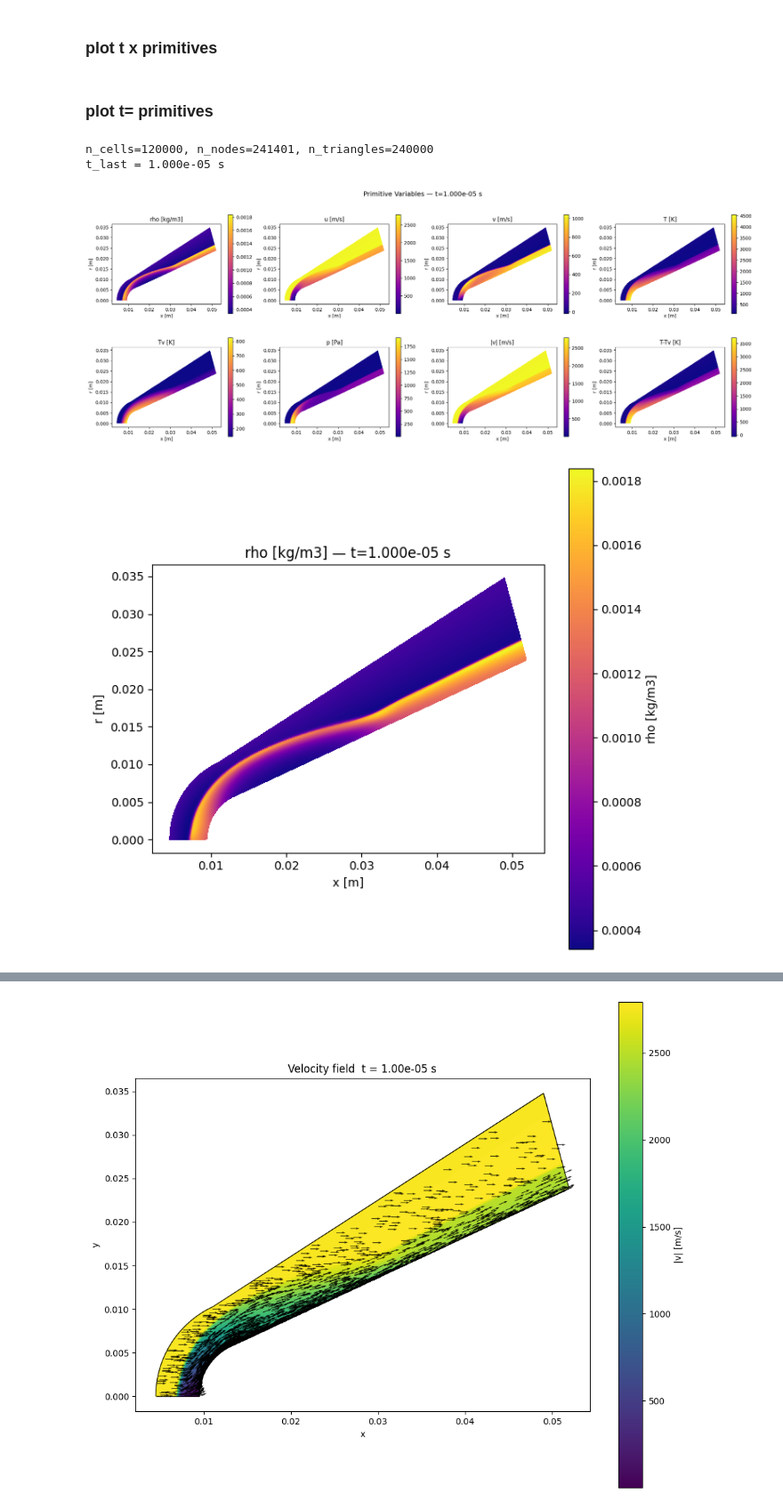
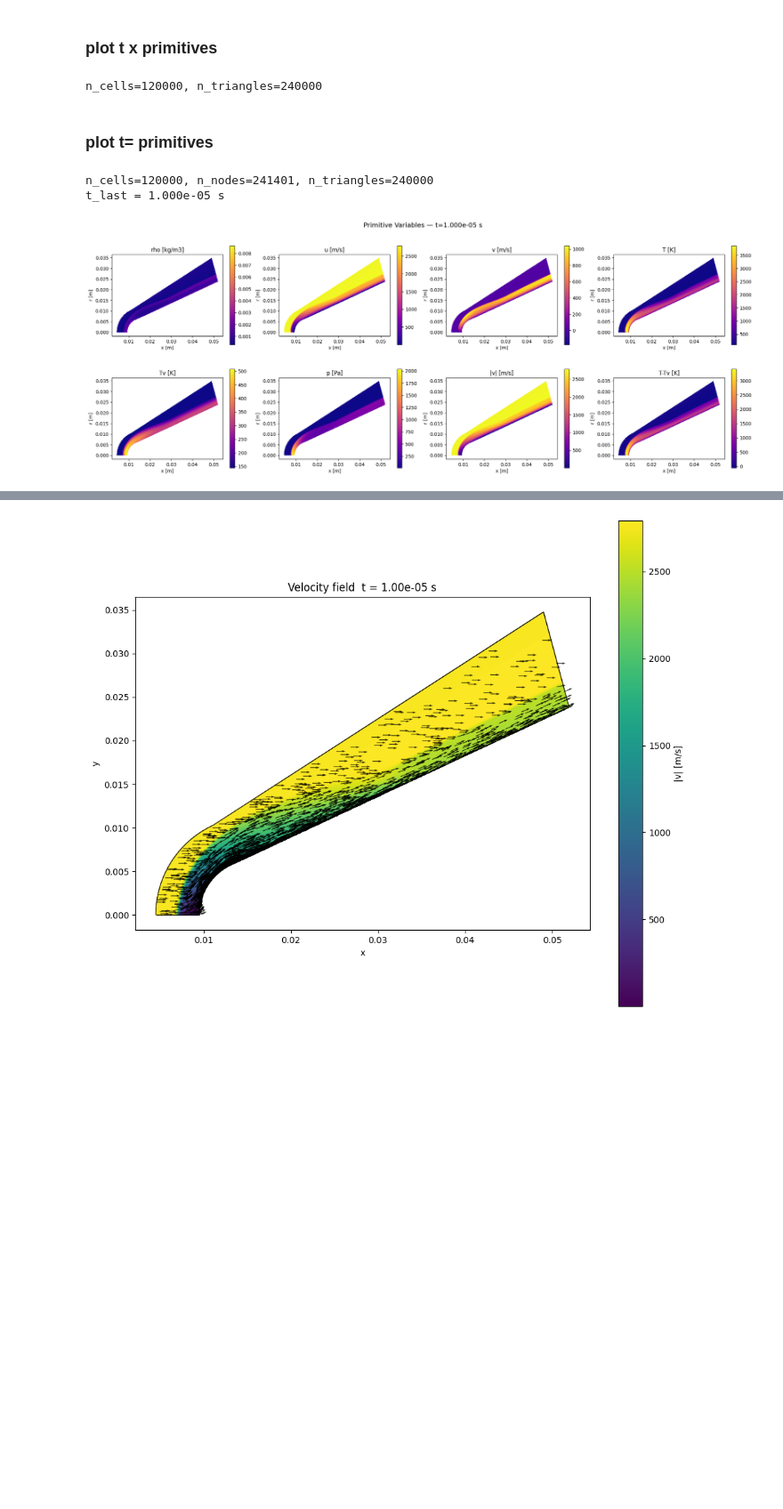
Before and after one commit to henrihoechter/jaxfluids_internship, a Jupyter notebook: experiments/blunt_cone_2d/plot_reentry_vehicle.ipynb, the cells around one changed output, grey strips where cells are left out. Shown at 89% size. Cells and saved outputs as stored; diff of their text form; code cells hidden in the pictures; blank space fills up the shorter version.

```diff
--- a/experiments/blunt_cone_2d/plot_reentry_vehicle.ipynb
+++ b/experiments/blunt_cone_2d/plot_reentry_vehicle.ipynb
@@ -34,7 +34,7 @@ mesh = mesh_gmsh.read_gmsh_v2_wedge_plane(
     remap_tags={7: 7},
     axis_tag=7,
 )
-sol = np.load(str(repo_root / "experiments/blunt_cone_2d/solution_1e-11_t1e-5.npz"))
+sol = np.load(str(repo_root / "experiments/blunt_cone_2d/solution_frozen_N2.npz"))
 U_hist = sol["U"]
 t_hist = sol["t"]
 print(f"U shape: {U_hist.shape}, t: {t_hist}")
@@ -127,5 +82,47 @@ n_cells=120000, n_triangles=240000
 # %% [markdown]
 ### plot t x primitives
+# %%
+import jax
+
+# Build triangulation (shared across all time steps)
+triangles_i, triangles_j, triangles_k = [], [], []
+for cell_nodes in mesh.cells:
+    n = len(cell_nodes)
+    if n == 3:
+        triangles_i += [cell_nodes[0]]
+        triangles_j += [cell_nodes[1]]
+        triangles_k += [cell_nodes[2]]
+    elif n == 4:
+        triangles_i += [cell_nodes[0], cell_nodes[0]]
+        triangles_j += [cell_nodes[1], cell_nodes[2]]
+        triangles_k += [cell_nodes[2], cell_nodes[3]]
+
+triangles = np.column_stack(
+    [np.array(triangles_i), np.array(triangles_j), np.array(triangles_k)]
+)
+nodes_x = np.array(mesh.nodes[:, 0])
+nodes_y = np.array(mesh.nodes[:, 1])
+print(f"n_cells={len(mesh.cells)}, n_triangles={len(triangles)}")
+
+
+def cell_to_tri_vals(cell_values):
+    """Map cell-centered values to per-triangle values (quads produce 2 triangles)."""
+    tri_vals = []
+    for cell_idx, cell_nodes in enumerate(mesh.cells):
+        tri_vals.append(cell_values[cell_idx])
+        if len(cell_nodes) == 4:
+            tri_vals.append(cell_values[cell_idx])
+    return np.array(tri_vals)
+
+
+_extract_all = jax.jit(
+    jax.vmap(lambda U: equation_manager_utils.extract_primitives_from_U(U, eq_manager))
+)
+Y_s_all, rho_all, u_all, v_all, T_all, Tv_all, p_all = _extract_all(
+    jnp.array(U_hist[::10, :, :])
+)
+# %% [output]
+n_cells=120000, n_triangles=240000
 # %%
 import matplotlib.pyplot as plt
 import matplotlib.tri as mtri
@@ -227,44 +224,43 @@ def cell_to_triangle_values(cell_values):
 
 
 t_str = f"t={float(t_hist[-1]):.3e} s"
 
 # --- grid overview ---
 n_cols = 4
 n_rows = 2
 fig, axes = plt.subplots(n_rows, n_cols, figsize=(5 * n_cols, 4 * n_rows))
 axes = axes.flatten()
 
 for idx, (name, values) in enumerate(primitives.items()):
     ax = axes[idx]
     tri_vals = cell_to_triangle_values(values)
     tc = ax.tripcolor(triang, facecolors=tri_vals, cmap="plasma", shading="flat")
     fig.colorbar(tc, ax=ax, shrink=0.8)
     ax.set_title(name)
     ax.set_xlabel("x [m]")
     ax.set_ylabel("r [m]")
     ax.set_aspect("equal")
 
 for ax in axes[len(primitives) :]:
     ax.set_visible(False)
 
 fig.suptitle(f"Primitive Variables — {t_str}", fontsize=14)
 plt.tight_layout()
 plt.show()
 
-# --- individual plots ---
-for name, values in primitives.items():
-    fig, ax = plt.subplots(figsize=(7, 6))
-    tri_vals = cell_to_triangle_values(values)
-    tc = ax.tripcolor(triang, facecolors=tri_vals, cmap="plasma", shading="flat")
-    fig.colorbar(tc, ax=ax, label=name)
-    ax.set_title(f"{name} — {t_str}")
-    ax.set_xlabel("x [m]")
-    ax.set_ylabel("r [m]")
-    ax.set_aspect("equal")
-    plt.tight_layout()
-    plt.show()
+# # --- individual plots ---
+# for name, values in primitives.items():
+#     fig, ax = plt.subplots(figsize=(7, 6))
+#     tri_vals = cell_to_triangle_values(values)
+#     tc = ax.tripcolor(triang, facecolors=tri_vals, cmap="plasma", shading="flat")
+#     fig.colorbar(tc, ax=ax, label=name)
+#     ax.set_title(f"{name} — {t_str}")
+#     ax.set_xlabel("x [m]")
+#     ax.set_ylabel("r [m]")
+#     ax.set_aspect("equal")
+#     plt.tight_layout()
+#     plt.show()
 # %% [output]
 n_cells=120000, n_nodes=241401, n_triangles=240000
 t_last = 1.000e-05 s
-[figure, old version]
+[figure, new version]
-[figure, removed]
```
Also changed, not shown: parts of 12 cells of this notebook, 2 other files.
